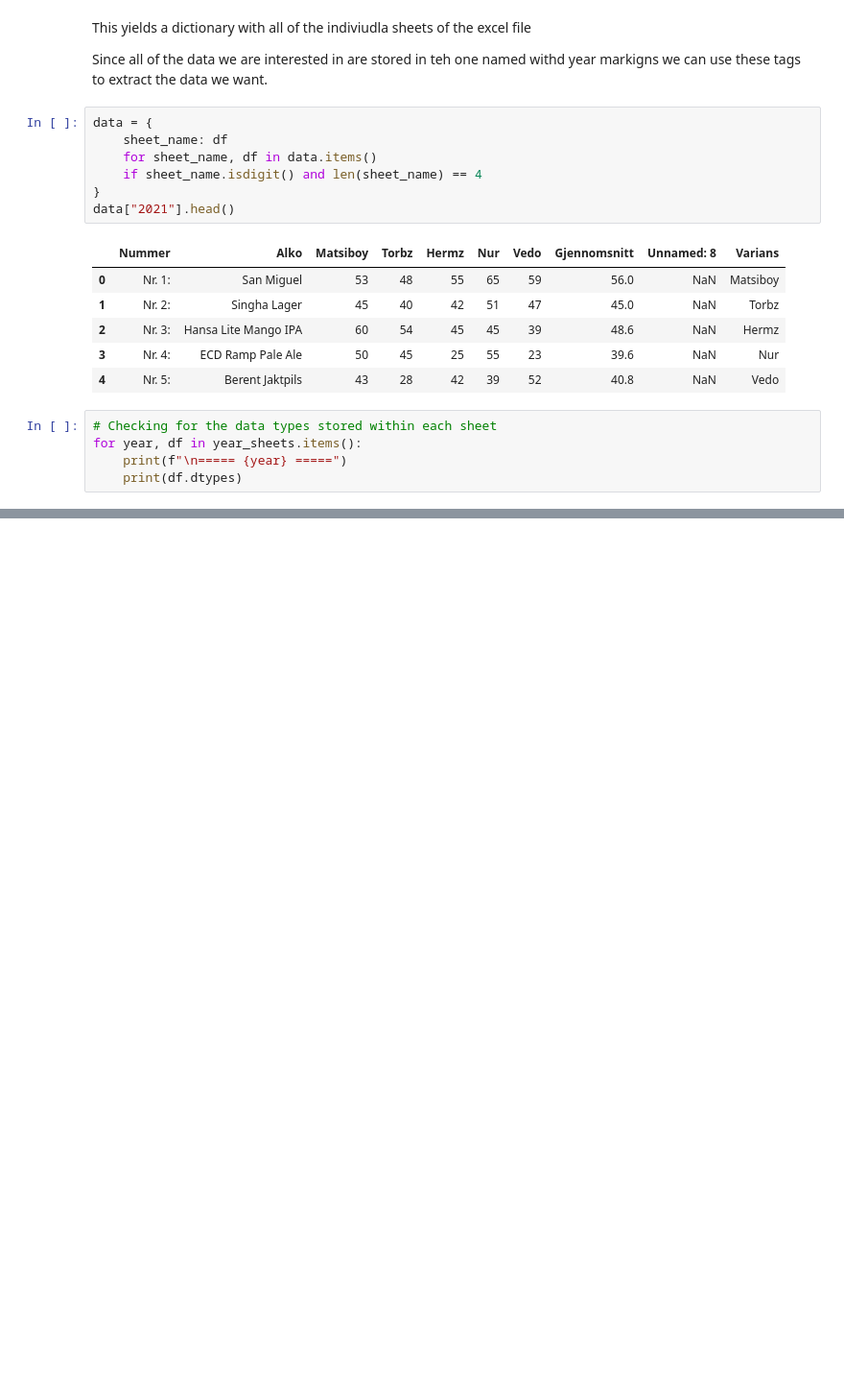
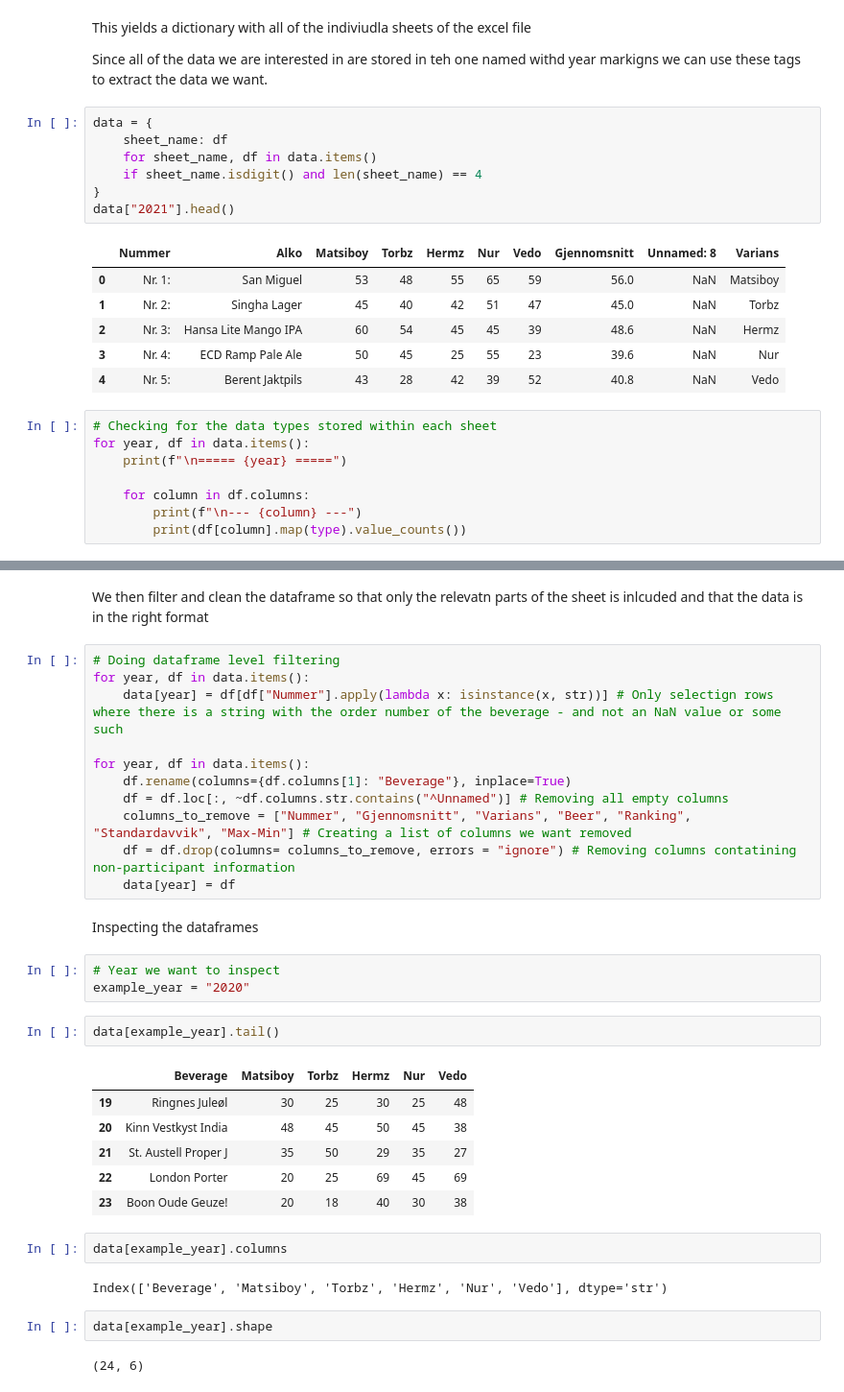
Before and after one commit to torbhaug/culinary_preferences, a Jupyter notebook: Notebooks/TheBigTest_DataProcessing.ipynb, the cells around one changed output, grey strips where cells are left out. Shown at 96% size. Drawn from its saved outputs; the diff is of its cells as text; blank space fills up the shorter version.

Commit message:
Staging data for migration to server

```diff
--- a/Notebooks/TheBigTest_DataProcessing.ipynb
+++ b/Notebooks/TheBigTest_DataProcessing.ipynb
@@ -175,6 +164,9 @@ data["2021"].head()
 | 4 | Nr. 5: | Berent Jaktpils | 43 | 28 | 42 | 39 | 52 | 40.8 | NaN | Vedo |
 # %%
 # Checking for the data types stored within each sheet
-for year, df in year_sheets.items():
+for year, df in data.items():
     print(f"\n===== {year} =====")
-    print(df.dtypes)
+
+    for column in df.columns:
+        print(f"\n--- {column} ---")
+        print(df[column].map(type).value_counts())
@@ -180,0 +191,35 @@ for year, df in year_sheets.items():
+# %% [markdown]
+We then filter and clean the dataframe so that only the relevatn parts of the sheet is inlcuded and that the data is in the right format
+# %%
+# Doing dataframe level filtering
+for year, df in data.items():
+    data[year] = df[df["Nummer"].apply(lambda x: isinstance(x, str))] # Only selectign rows where there is a string with the order number of the beverage - and not an NaN value or some such
+
+for year, df in data.items():
+    df.rename(columns={df.columns[1]: "Beverage"}, inplace=True)
+    df = df.loc[:, ~df.columns.str.contains("^Unnamed")] # Removing all empty columns
+    columns_to_remove = ["Nummer", "Gjennomsnitt", "Varians", "Beer", "Ranking", "Standardavvik", "Max-Min"] # Creating a list of columns we want removed
+    df = df.drop(columns= columns_to_remove, errors = "ignore") # Removing columns contatining non-participant information
+    data[year] = df
+# %% [markdown]
+Inspecting the dataframes
+# %%
+# Year we want to inspect
+example_year = "2020"
+# %%
+data[example_year].tail()
+# %% [output]
+|  | Beverage | Matsiboy | Torbz | Hermz | Nur | Vedo |
+| 19 | Ringnes Juleøl | 30 | 25 | 30 | 25 | 48 |
+| 20 | Kinn Vestkyst India | 48 | 45 | 50 | 45 | 38 |
+| 21 | St. Austell Proper J | 35 | 50 | 29 | 35 | 27 |
+| 22 | London Porter | 20 | 25 | 69 | 45 | 69 |
+| 23 | Boon Oude Geuze! | 20 | 18 | 40 | 30 | 38 |
+# %%
+data[example_year].columns
+# %% [output]
+Index(['Beverage', 'Matsiboy', 'Torbz', 'Hermz', 'Nur', 'Vedo'], dtype='str')
+# %%
+data[example_year].shape
+# %% [output]
+(24, 6)
```
Also changed, not shown: parts of 9 cells of this notebook, 1 other file.
